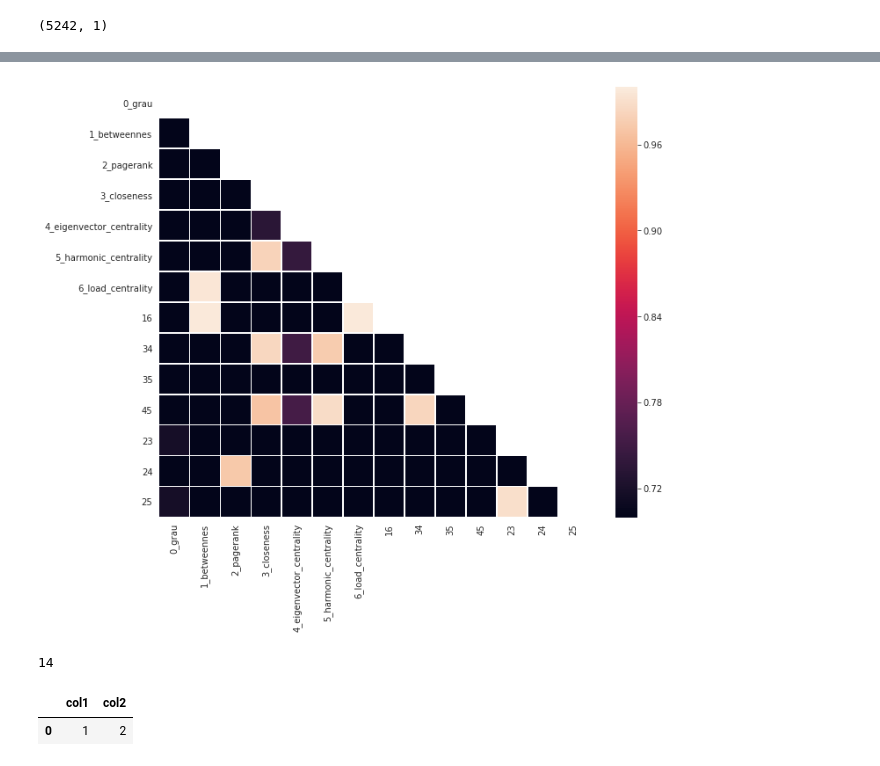
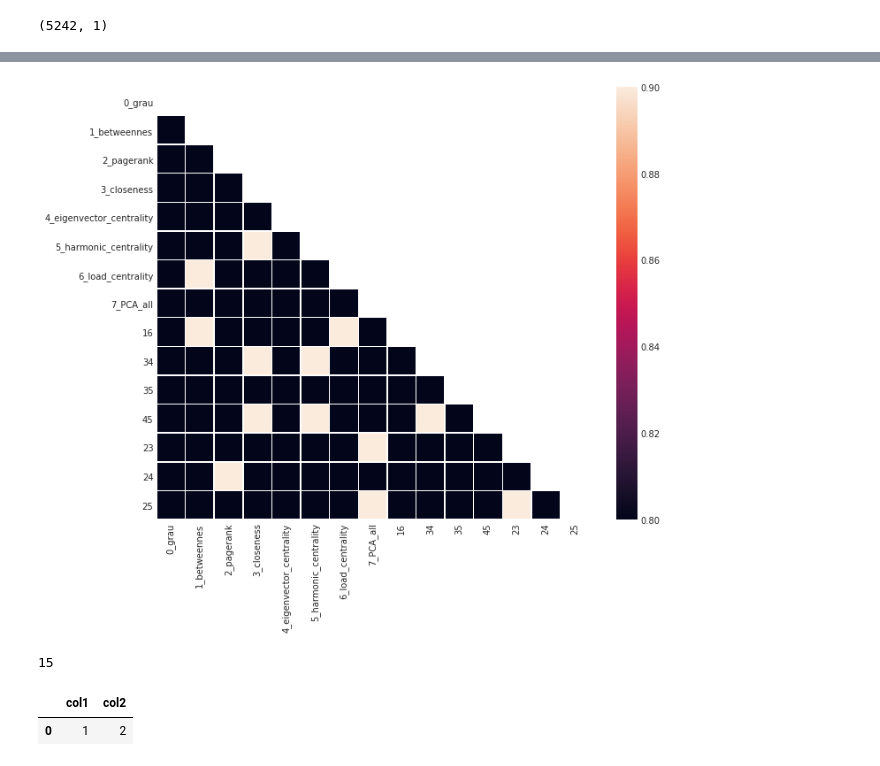
Before and after one commit to Okkel/TCC, a Jupyter notebook: preprocessamento2.ipynb, the cells around one changed output, grey strips where cells are left out. Drawn from its saved outputs; the diff is of its cells as text; code cells hidden in the pictures.

```diff
--- a/preprocessamento2.ipynb
+++ b/preprocessamento2.ipynb
@@ -52,12 +52,12 @@ len(lista_teste)
 5242
 # %%
 #  a partir daqui é so pegar os index igual no que ja tem
-flat_list = []
+pca_values = []
 for sublist in lista_teste:
     for item in sublist:
-        flat_list.append(item)
+        pca_values.append(item)
 
-len(flat_list)
+len(pca_values)
 # print(flat_list[:50])
 # %% [output]
 5242
@@ -63,0 +66,4 @@ len(flat_list)
+# %%
+a = np.array(pca_values)
+a = a.reshape(len(a),1)
+X = np.append(X,a,axis=1)
@@ -64,7 +74,7 @@ len(flat_list)
 # %%
 n = 50
 vindex = [i for i in range(g.vcount())]
-aflat, seeds_PCA = (list(x) for x in zip(*sorted(zip(flat_list, vindex), reverse=True)))
+aflat, seeds_PCA = (list(x) for x in zip(*sorted(zip(pca_values, vindex), reverse=True)))
 print(seeds_PCA[:50])
 # len(vindex)
 # %% [output]
@@ -287,5 +284,5 @@ matrix_teste.shape
 # %%
-labels = ['0_grau','1_betweennes','2_pagerank','3_closeness','4_eigenvector_centrality','5_harmonic_centrality','6_load_centrality','16','34','35','45','23','24','25']
+labels = ['0_grau','1_betweennes','2_pagerank','3_closeness','4_eigenvector_centrality','5_harmonic_centrality','6_load_centrality','7_PCA_all','16','34','35','45','23','24','25']
 # %%
 #
 plt.figure(figsize=(11,9))
@@ -306,13 +303,13 @@ with sns.axes_style("white"):
 # %%
 plt.figure(figsize=(11,9))
 corr = calcKendall(matrix_teste)
 # sns.heatmap(,xticklabels=labels,yticklabels=labels,linewidths=.5)
 mask = np.zeros_like(corr)
 mask[np.triu_indices_from(mask)] = True
 with sns.axes_style("white"):
-    ax = sns.heatmap(corr, mask=mask, vmin=.7, square=True,xticklabels=labels,yticklabels=labels,linewidths=.5)
+    ax = sns.heatmap(corr, mask=mask, vmin=.8,vmax=.9, square=True,xticklabels=labels,yticklabels=labels,linewidths=.5)
 # %% [output]
-[figure, old version]
+[figure, new version]
 # %%
 #  COLOCAR ISSO URGENTEMENTE NUM DATAFRAME
 # %%
@@ -322,7 +319,7 @@ import seaborn as sns
 # %%
 len(labels)
 # %% [output]
-14
+15
 # %%
 # escrevendo data frame com as 100 primeiras sementes, ordenadas e suas centralidades
 d = {'col1':[1] , 'col2': [2]}
```
Also changed, not shown: parts of 23 cells of this notebook, 2 other files.
